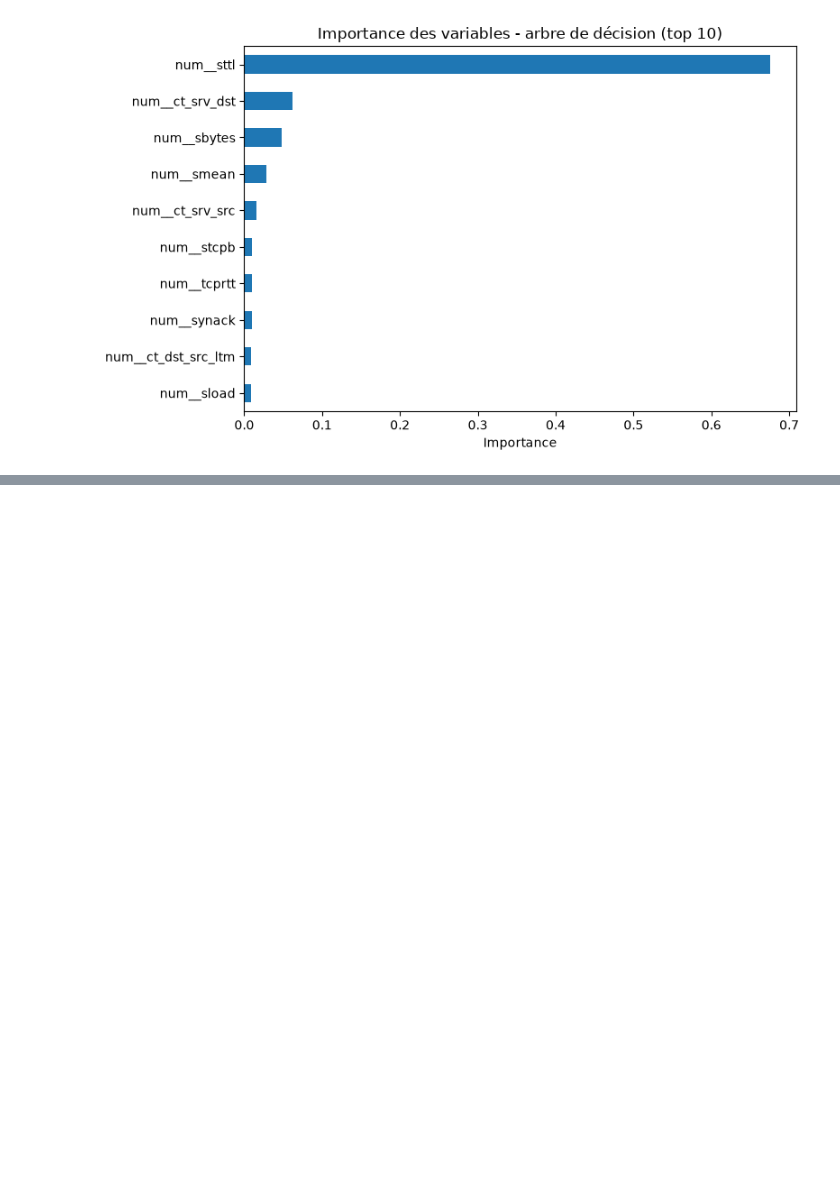
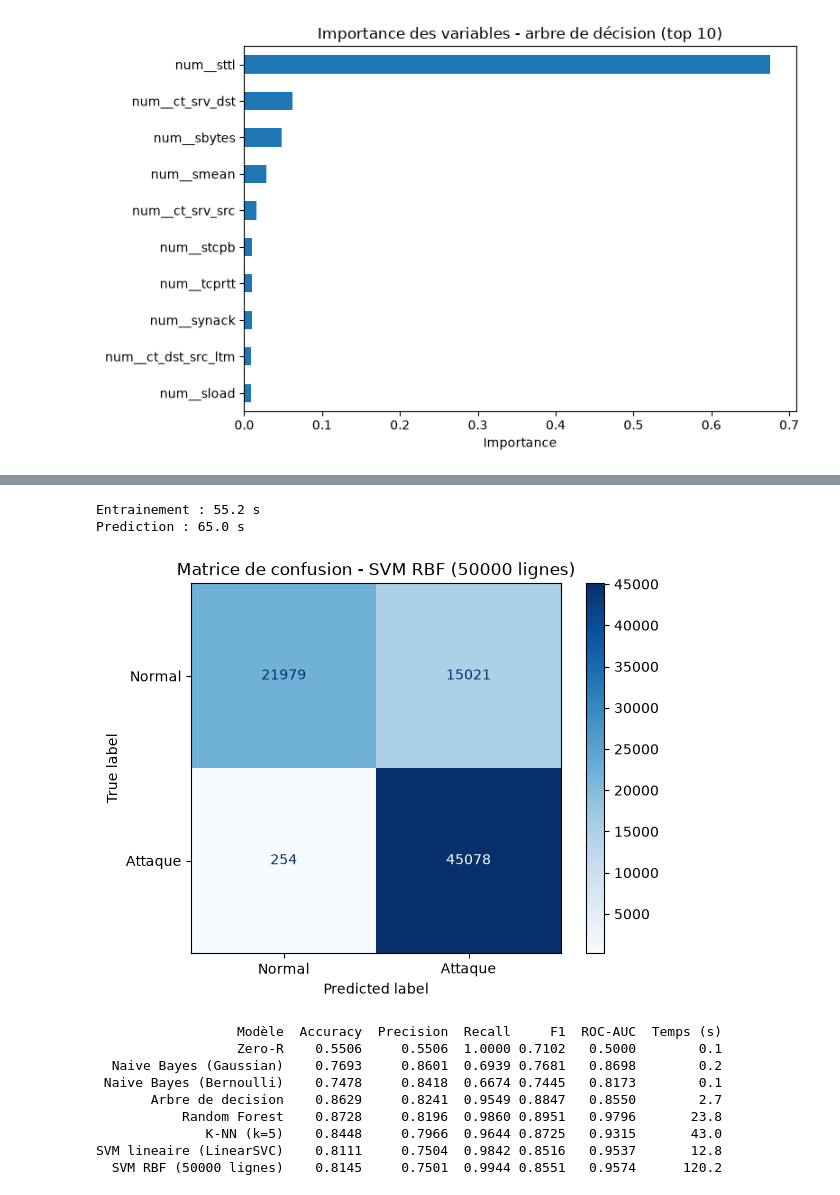
Before and after one commit to barellina/DM-Detection-Intrusions-UNSW-NB15, a Jupyter notebook: notebooks/03_model_training_evaluation.ipynb, the cells around one changed output, grey strips where cells are left out. Cells and saved outputs as stored; diff of their text form; code cells hidden in the pictures; blank space fills up the shorter version.

Commit message:
Add RBF SVM trained on a 50000-row subsample

```diff
--- a/notebooks/03_model_training_evaluation.ipynb
+++ b/notebooks/03_model_training_evaluation.ipynb
@@ -259,0 +260,37 @@ Prediction de 2000 lignes : 0.3 s
+# %%
+from sklearn.model_selection import train_test_split
+from sklearn.svm import SVC
+
+X_sub, _, y_sub, _ = train_test_split(
+    X_train, y_train, train_size=50000, stratify=y_train, random_state=42
+)
+
+debut = time.time()
+svm_rbf = SVC(kernel="rbf", C=1.0, gamma="scale")
+svm_rbf.fit(X_sub, y_sub)
+duree_fit = time.time() - debut
+print(f"Entrainement : {duree_fit:.1f} s")
+
+debut = time.time()
+score = svm_rbf.decision_function(X_test)   # un seul passage sur le jeu de test
+pred = (score > 0).astype(int)
+duree_pred = time.time() - debut
+print(f"Prediction : {duree_pred:.1f} s")
+
+evaluer_scores("SVM RBF (50000 lignes)", pred, score, duree_fit + duree_pred)
+afficher_matrice("SVM RBF (50000 lignes)", pred)
+print(pd.DataFrame(resultats).round(4).to_string(index=False))
+pd.DataFrame(resultats).round(4).to_csv("../docs/resultats_modeles.csv", index=False)
+# %% [output]
+Entrainement : 55.2 s
+Prediction : 65.0 s
+[figure, added]
+                  Modèle  Accuracy  Precision  Recall     F1  ROC-AUC  Temps (s)
+                  Zero-R    0.5506     0.5506  1.0000 0.7102   0.5000        0.1
+  Naive Bayes (Gaussian)    0.7693     0.8601  0.6939 0.7681   0.8698        0.2
+ Naive Bayes (Bernoulli)    0.7478     0.8418  0.6674 0.7445   0.8173        0.1
+       Arbre de decision    0.8629     0.8241  0.9549 0.8847   0.8550        2.7
+           Random Forest    0.8728     0.8196  0.9860 0.8951   0.9796       23.8
+              K-NN (k=5)    0.8448     0.7966  0.9644 0.8725   0.9315       43.0
+SVM lineaire (LinearSVC)    0.8111     0.7504  0.9842 0.8516   0.9537       12.8
+  SVM RBF (50000 lignes)    0.8145     0.7501  0.9944 0.8551   0.9574      120.2
```
Also changed, not shown: parts of 5 cells of this notebook, 2 other files.
